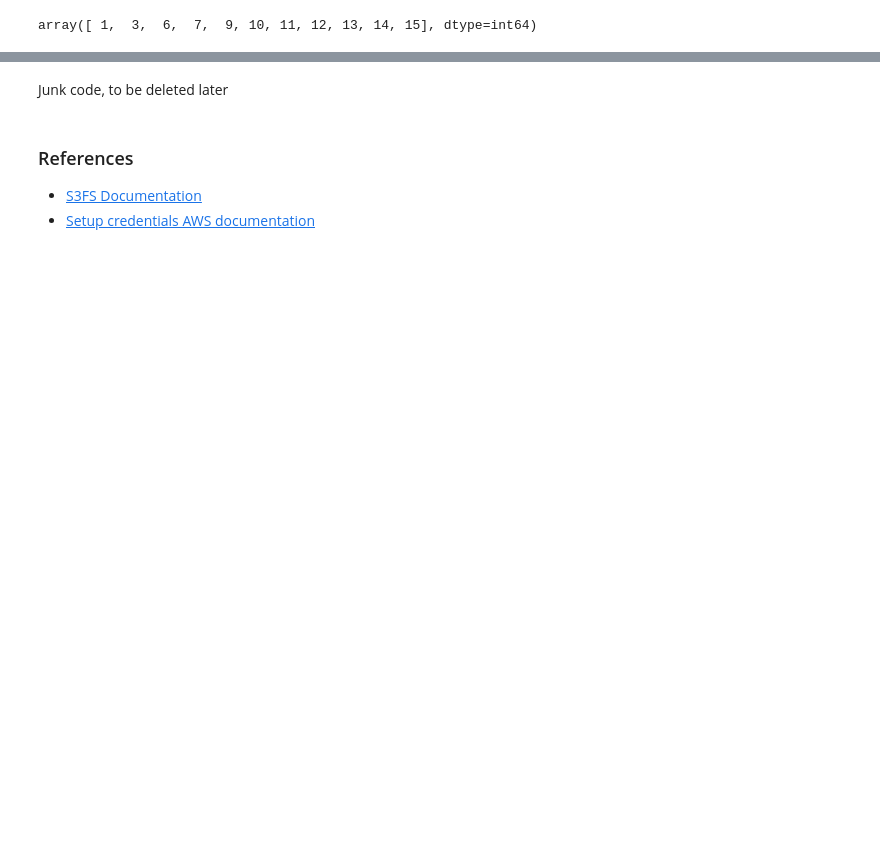
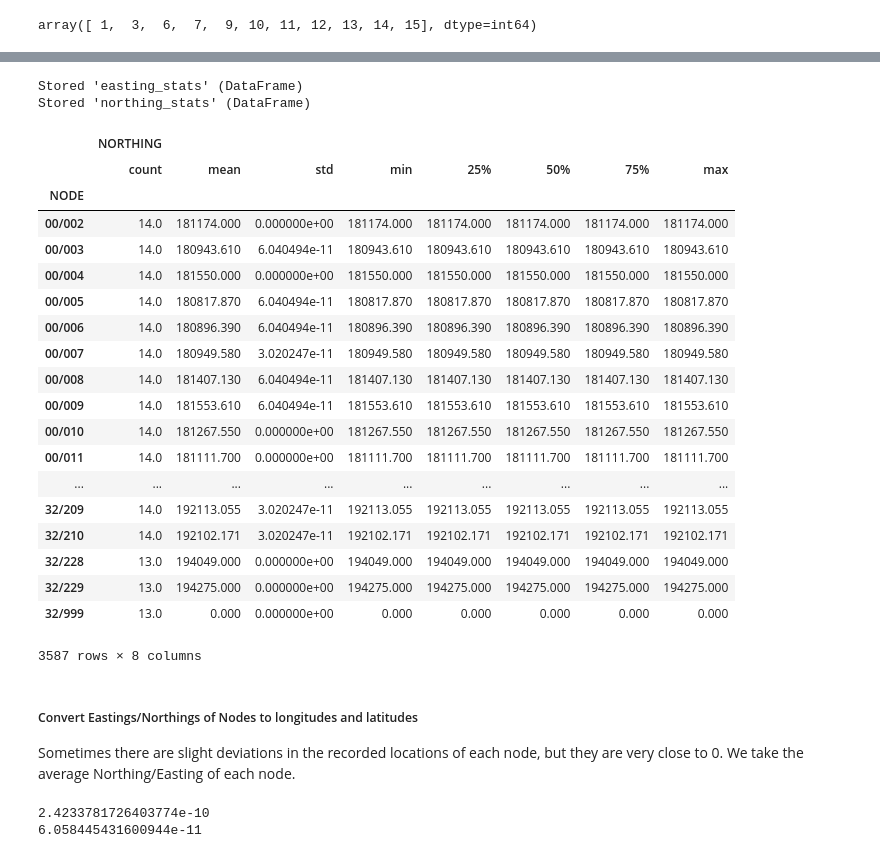
Before and after one commit to dssg/air_pollution_estimation, a Jupyter notebook: notebooks/20190611_CW_explore_TIMS.ipynb, the cells around one changed output, grey strips where cells are left out. Cells and saved outputs as stored; diff of their text form; code cells hidden in the pictures; blank space fills up the shorter version.

Commit message:
Finished code to convert grid coords into GPS coords for each node, doing additional exploratory analysis

```diff
--- a/notebooks/20190611_CW_explore_TIMS.ipynb
+++ b/notebooks/20190611_CW_explore_TIMS.ipynb
@@ -206,2 +145,0 @@ NameError: name 'grid2latlong' is not defined
-# %% [markdown]
-Junk code, to be deleted later
@@ -219,5 +146,43 @@ for row in csv.DictReader(lines):
-# %% [markdown]
-### References
-
-+ [S3FS Documentation](https://s3fs.readthedocs.io/en/latest/)
-+ [Setup credentials AWS documentation](https://docs.aws.amazon.com/sdk-for-java/v1/developer-guide/setup-credentials.html)
+# %%
+# easting_stats = initial_df[["NODE","EASTING"]].groupby(["NODE"]).describe()
+# northing_stats = initial_df[["NODE","NORTHING"]].groupby(["NODE"]).describe()
+
+# %store easting_stats
+# %store northing_stats
+
+easting_stats.head()
+northing_stats.head()
+# %% [output]
+Stored 'easting_stats' (DataFrame)
+Stored 'northing_stats' (DataFrame)
+|  | NORTHING |  |  |  |  |  |  |  |
+|  | count | mean | std | min | 25% | 50% | 75% | max |
+| NODE |  |  |  |  |  |  |  |  |
+| 00/002 | 14.0 | 181174.000 | 0.000000e+00 | 181174.000 | 181174.000 | 181174.000 | 181174.000 | 181174.000 |
+| 00/003 | 14.0 | 180943.610 | 6.040494e-11 | 180943.610 | 180943.610 | 180943.610 | 180943.610 | 180943.610 |
+| 00/004 | 14.0 | 181550.000 | 0.000000e+00 | 181550.000 | 181550.000 | 181550.000 | 181550.000 | 181550.000 |
+| 00/005 | 14.0 | 180817.870 | 6.040494e-11 | 180817.870 | 180817.870 | 180817.870 | 180817.870 | 180817.870 |
+| 00/006 | 14.0 | 180896.390 | 6.040494e-11 | 180896.390 | 180896.390 | 180896.390 | 180896.390 | 180896.390 |
+| 00/007 | 14.0 | 180949.580 | 3.020247e-11 | 180949.580 | 180949.580 | 180949.580 | 180949.580 | 180949.580 |
+| 00/008 | 14.0 | 181407.130 | 6.040494e-11 | 181407.130 | 181407.130 | 181407.130 | 181407.130 | 181407.130 |
+| 00/009 | 14.0 | 181553.610 | 6.040494e-11 | 181553.610 | 181553.610 | 181553.610 | 181553.610 | 181553.610 |
+| 00/010 | 14.0 | 181267.550 | 0.000000e+00 | 181267.550 | 181267.550 | 181267.550 | 181267.550 | 181267.550 |
+| 00/011 | 14.0 | 181111.700 | 0.000000e+00 | 181111.700 | 181111.700 | 181111.700 | 181111.700 | 181111.700 |
+| ... | ... | ... | ... | ... | ... | ... | ... | ... |
+| 32/209 | 14.0 | 192113.055 | 3.020247e-11 | 192113.055 | 192113.055 | 192113.055 | 192113.055 | 192113.055 |
+| 32/210 | 14.0 | 192102.171 | 3.020247e-11 | 192102.171 | 192102.171 | 192102.171 | 192102.171 | 192102.171 |
+| 32/228 | 13.0 | 194049.000 | 0.000000e+00 | 194049.000 | 194049.000 | 194049.000 | 194049.000 | 194049.000 |
+| 32/229 | 13.0 | 194275.000 | 0.000000e+00 | 194275.000 | 194275.000 | 194275.000 | 194275.000 | 194275.000 |
+| 32/999 | 13.0 | 0.000 | 0.000000e+00 | 0.000 | 0.000 | 0.000 | 0.000 | 0.000 |
+3587 rows × 8 columns
+# %% [markdown]
+##### Convert Eastings/Northings of Nodes to longitudes and latitudes
+
+Sometimes there are slight deviations in the recorded locations of each node, but they are very close to 0. We take the average Northing/Easting of each node.
+# %%
+#Northing/Easting locations are very similar for each node
+print(np.max(easting_stats['EASTING']['std']))
+print(np.max(northing_stats['NORTHING']['std']))
+# %% [output]
+2.4233781726403774e-10
+6.058445431600944e-11
```
Also changed, not shown: parts of 22 cells of this notebook.
